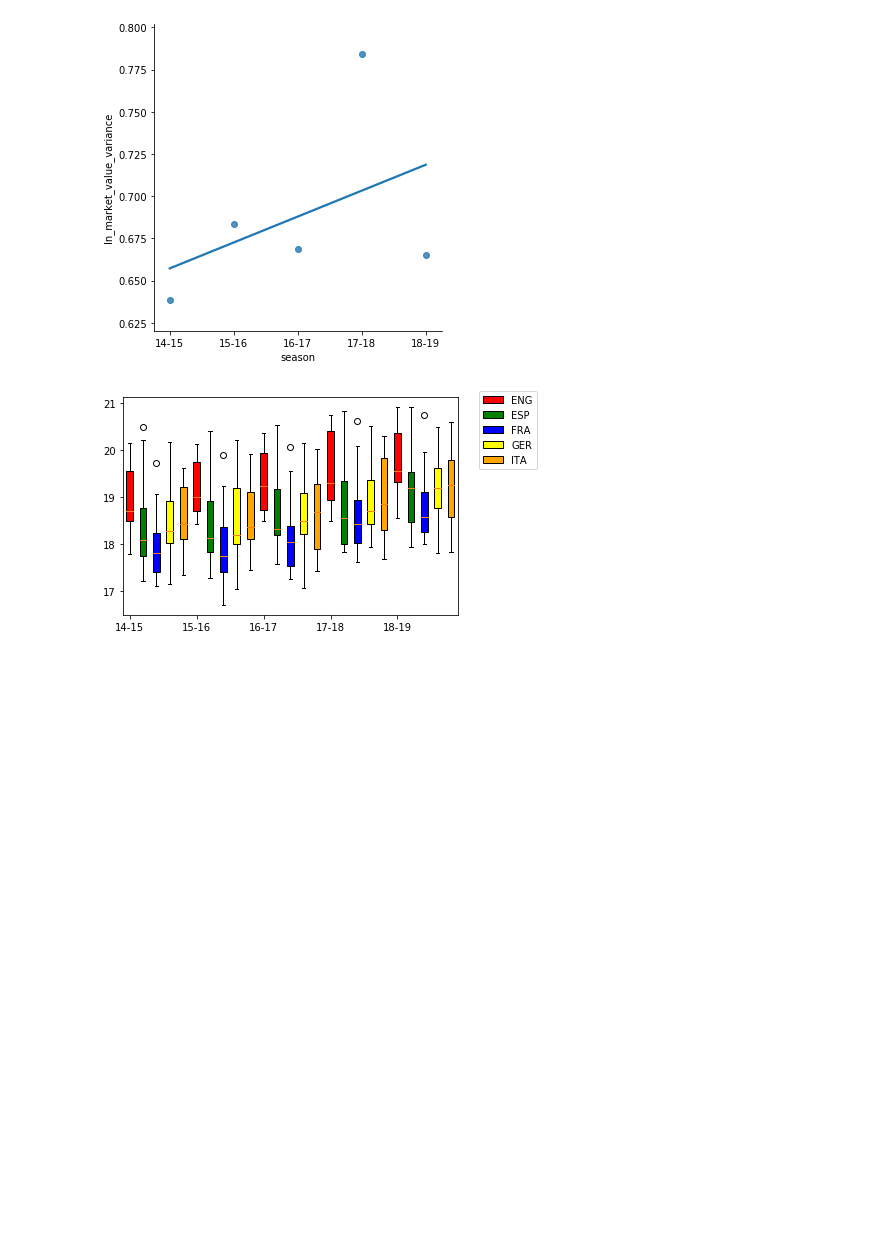
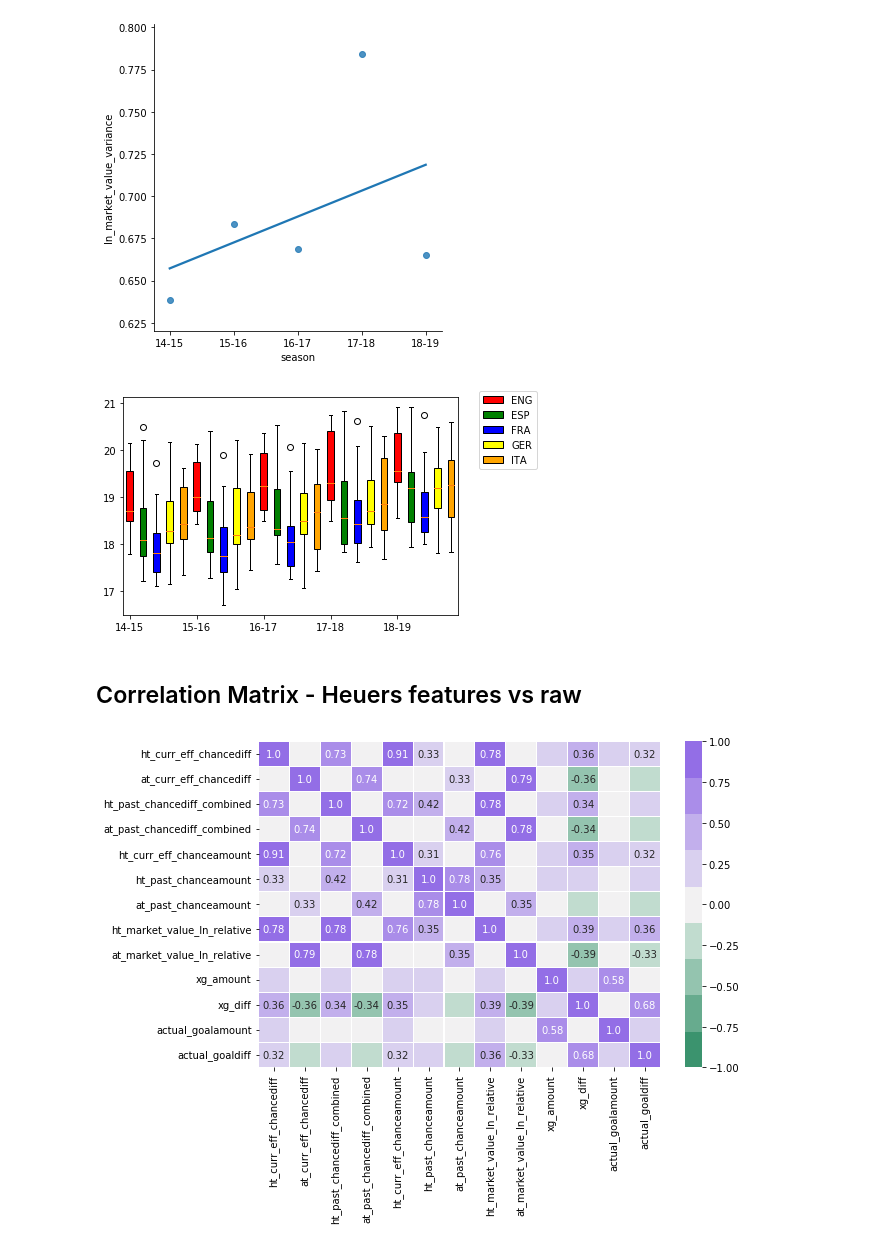
Before and after one commit to LUKEx76/football_prediction, a Jupyter notebook: plotting/plotting.ipynb, the cells around one changed output. Cells and saved outputs as stored; diff of their text form; code cells hidden in the pictures; blank space fills up the shorter version.

Commit message:
Add correlation plot of heuer features

```diff
--- a/plotting/plotting.ipynb
+++ b/plotting/plotting.ipynb
@@ -102,3 +102,26 @@ plt.legend([box_plot["boxes"][0], box_plot["boxes"][1], box_plot["boxes"]
 plt.show()
 # %% [output]
 [figure]
+# %% [markdown]
+## Correlation Matrix - Heuers features vs raw
+# %%
+def plot_correlationmatrix(df, threshold=0):
+    correlation_matrix = df.corr()
+    r = []
+    for w in np.round(correlation_matrix.values.reshape(-1), 2):
+        if w > threshold or w < -threshold:
+            r.append(str(w))
+        else:
+            r.append("")
+    r = np.array(r).reshape(len(df.columns), len(df.columns))
+    f, ax = plt.subplots(figsize=(9, 6))
+    sns.heatmap(correlation_matrix, annot=r, linewidths=.1, ax=ax, fmt="s",
+                cmap=sns.diverging_palette(150, 275, s=80, l=55, n=9), vmin=-1, vmax=1)
+# %%
+df_matches = pd.read_csv("data/plot_matches.csv", sep=";")
+all_features = ["ht_curr_eff_chancediff", "at_curr_eff_chancediff", "ht_past_chancediff_combined", "at_past_chancediff_combined", "ht_curr_eff_chanceamount",
+                "ht_past_chanceamount", "at_past_chanceamount", "ht_market_value_ln_relative", "at_market_value_ln_relative", "xg_amount", "xg_diff", "actual_goalamount", "actual_goaldiff"]
+plot_correlationmatrix(
+    df_matches[all_features], threshold=0.3)
+# %% [output]
+[figure, added]
```
Also changed, not shown: 2 other files.
